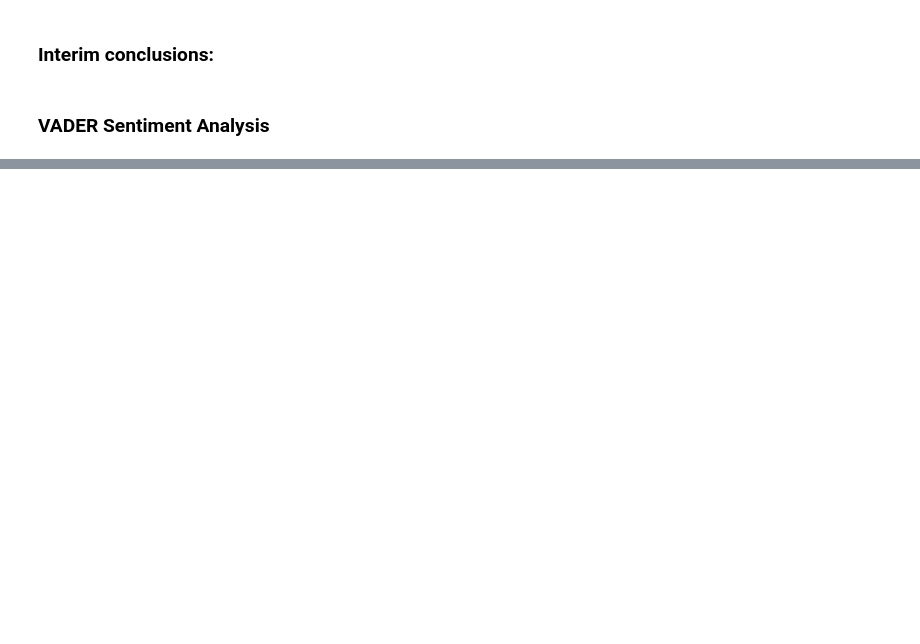
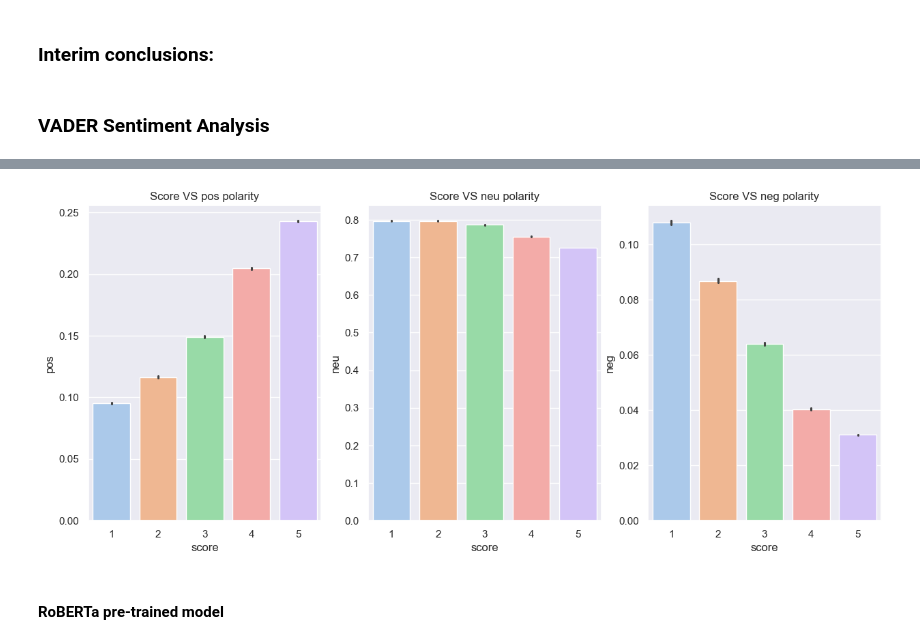
Before and after one commit to mverbytska/amazon-reviews-sentiment-analysis, a Jupyter notebook: myenv/amazon_sentiment_analysis.ipynb, the cells around one changed output, grey strips where cells are left out. Cells and saved outputs as stored; diff of their text form; code cells hidden in the pictures; blank space fills up the shorter version.

```diff
--- a/myenv/amazon_sentiment_analysis.ipynb
+++ b/myenv/amazon_sentiment_analysis.ipynb
@@ -505,0 +588,34 @@ print(polarity_scores[0])
+# %%
+def plot_polarity_barplots(polarities: list):
+    '''
+    Plot barplots for polarities in a specified list.
+
+    Params:
+        polarities: list of strings that are names for columns in a df for plotting.
+
+    Returns:
+        None.
+
+    Raises:
+        ValueError: if the given list is empty.
+    '''
+    if polarities:
+        n = len(polarities)
+        fig, axs = plt.subplots(1, n, figsize=(5*n, 6))
+        for i in range(n):
+            axs[i] = sns.barplot(data=vader_data,
+                     x='score',
+                     y=polarities[i],
+                     hue='score',
+                     palette='pastel',
+                     legend=False,
+                     ax=axs[i]).set(title=f'Score VS {polarities[i]} polarity')
+    else:
+        raise ValueError('List must be non-null')
+# %%
+vader_polarities = ['pos', 'neu', 'neg']
+plot_polarity_barplots(vader_polarities)
+# %% [output]
+[figure, added]
+# %% [markdown]
+#### RoBERTa pre-trained model
```
Also changed, not shown: parts of 27 cells of this notebook.
